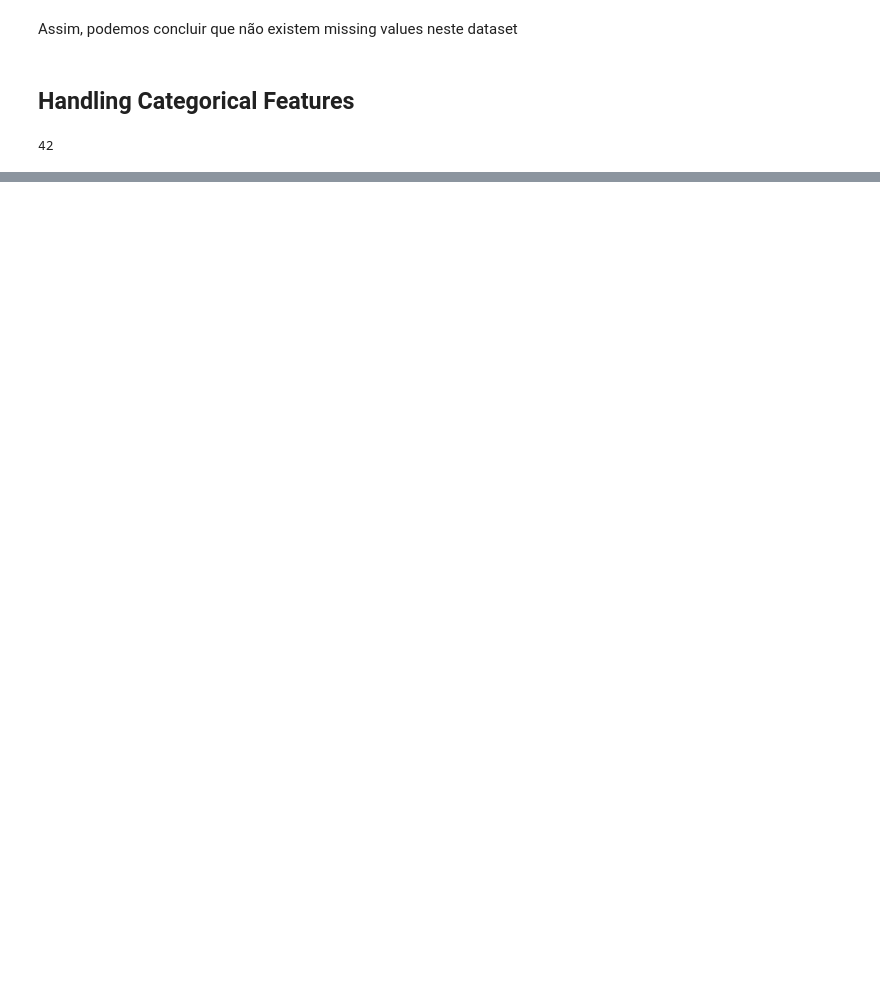
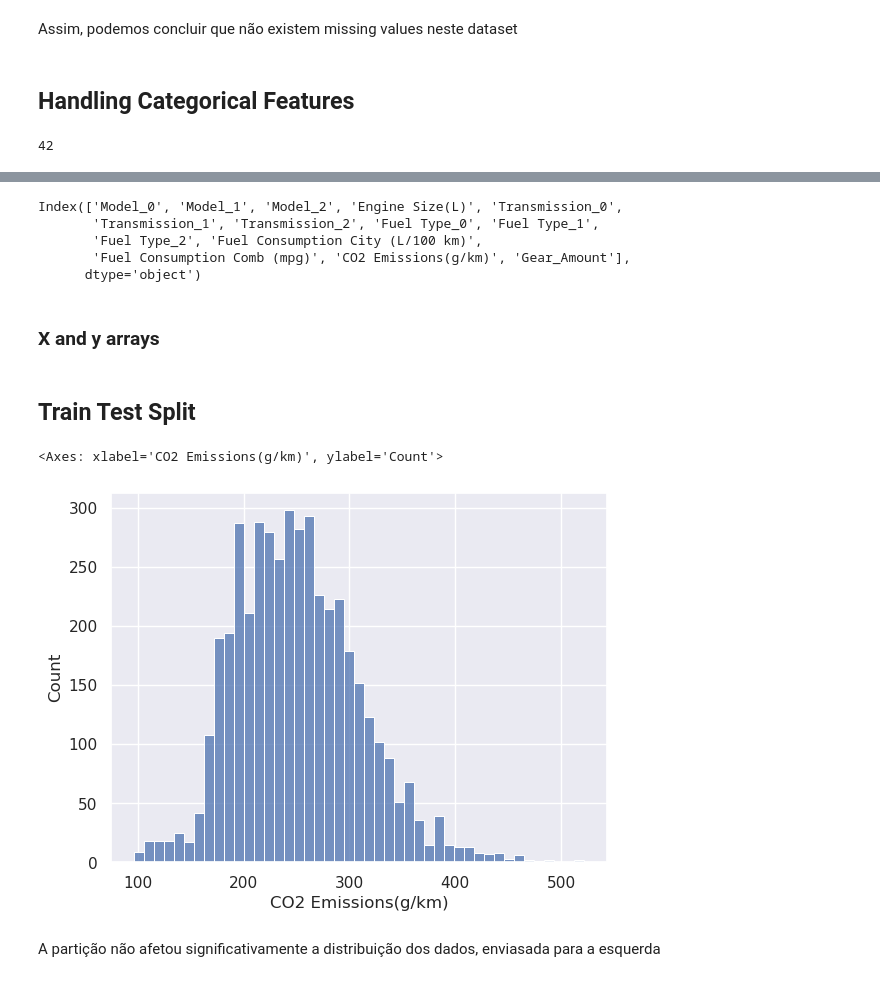
Before and after one commit to ritavaz02/daa, a Jupyter notebook: dataset_grupo/daa.ipynb, the cells around one changed output, grey strips where cells are left out. Cells and saved outputs as stored; diff of their text form; code cells hidden in the pictures; blank space fills up the shorter version.

```diff
--- a/dataset_grupo/daa.ipynb
+++ b/dataset_grupo/daa.ipynb
@@ -268,0 +318,18 @@ plt.show()
+# %%
+emissions.columns
+# %% [output]
+Index(['Model_0', 'Model_1', 'Model_2', 'Engine Size(L)', 'Transmission_0',
+       'Transmission_1', 'Transmission_2', 'Fuel Type_0', 'Fuel Type_1',
+       'Fuel Type_2', 'Fuel Consumption City (L/100 km)',
+       'Fuel Consumption Comb (mpg)', 'CO2 Emissions(g/km)', 'Gear_Amount'],
+      dtype='object')
+# %% [markdown]
+### X and y arrays
+# %%
+X = emissions[['Model_0', 'Model_1', 'Model_2', 'Engine Size(L)', 'Transmission_0',
+       'Transmission_1', 'Transmission_2', 'Fuel Type_0', 'Fuel Type_1',
+       'Fuel Type_2', 'Fuel Consumption City (L/100 km)',
+       'Fuel Consumption Comb (mpg)', 'Gear_Amount']]
+y = emissions['CO2 Emissions(g/km)']
+# %% [markdown]
+## Train Test Split
@@ -268,0 +338,9 @@ plt.show()
+# %%
+X_train, X_test, y_train, y_test = train_test_split(X, y, test_size=0.4, random_state=2023)
+# %%
+sns.histplot(y_train)
+# %% [output]
+<Axes: xlabel='CO2 Emissions(g/km)', ylabel='Count'>
+[figure, added]
+# %% [markdown]
+A partição não afetou significativamente a distribuição dos dados, enviasada para a esquerda
```
Also changed, not shown: parts of 33 cells of this notebook.
